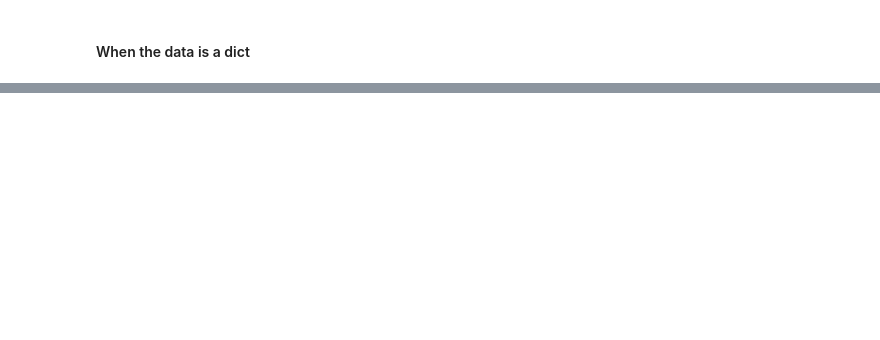
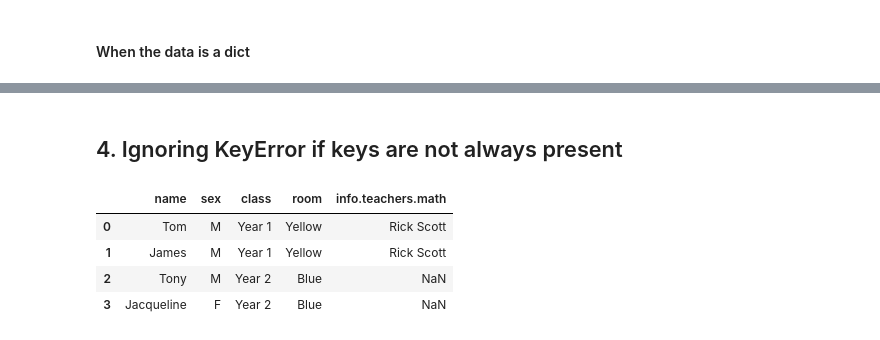
Before and after one commit to SwimmingInCodes/dataAnalysis, a Jupyter notebook: pandas/pandas_json_normalize().ipynb, the cells around one changed output, grey strips where cells are left out. Saved outputs shown, nothing was run; the diff lists cells and outputs as text; code cells hidden in the pictures; blank space fills up the shorter version.

```diff
--- a/pandas/pandas_json_normalize().ipynb
+++ b/pandas/pandas_json_normalize().ipynb
@@ -162,0 +254,47 @@ pd.json_normalize(json_obj)
+# %% [markdown]
+## 4. Ignoring KeyError if keys are not always present
+# %%
+data = [
+    {
+        'class': 'Year 1',
+        'student count': 20,
+        'room': 'Yellow',
+        'info': {
+            'teachers': {
+                'math': 'Rick Scott',
+                'physics': 'Elon Mask',
+            }
+        },
+        'students': [
+            { 'name': 'Tom', 'sex': 'M' },
+            { 'name': 'James', 'sex': 'M' },
+        ]
+    },
+    {
+        'class': 'Year 2',
+        'student count': 25,
+        'room': 'Blue',
+        'info': {
+            'teachers': {
+                'physics': 'Albert Einstein'
+            }
+        },
+        'students': [
+            { 'name': 'Tony', 'sex': 'M' },
+            { 'name': 'Jacqueline', 'sex': 'F' },
+        ]
+    },
+]
+
+pd.json_normalize(
+    data,
+    record_path =['students'],
+    meta=['class', 'room', ['info', 'teachers', 'math']],
+    errors='ignore'
+)
+# %% [output]
+|  | name | sex | class | room | info.teachers.math |
+| 0 | Tom | M | Year 1 | Yellow | Rick Scott |
+| 1 | James | M | Year 1 | Yellow | Rick Scott |
+| 2 | Tony | M | Year 2 | Blue | NaN |
+| 3 | Jacqueline | F | Year 2 | Blue | NaN |
```
Also changed, not shown: parts of 15 cells of this notebook, 2 other files.
